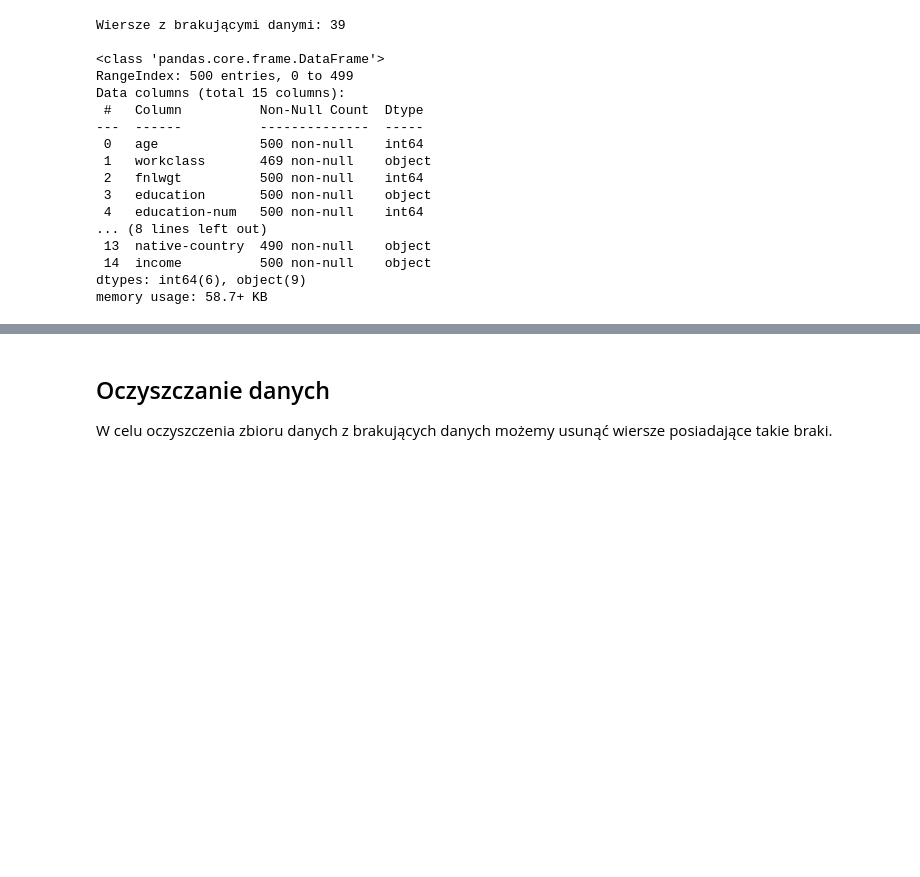
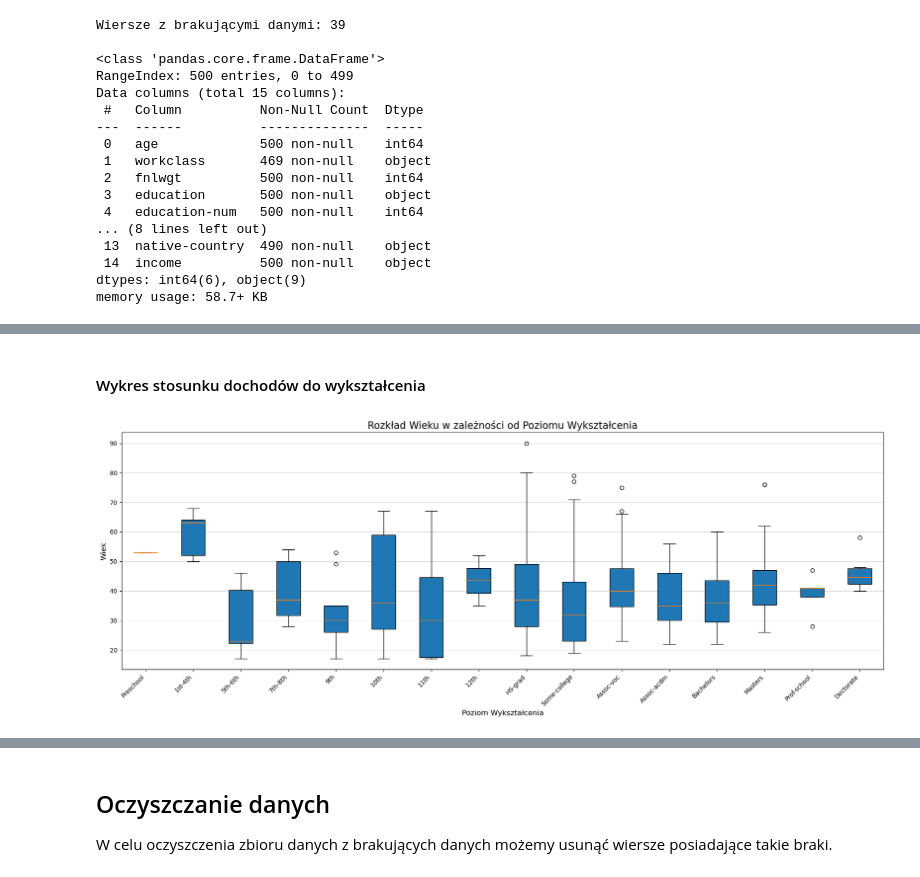
Before and after one commit to 77Jonas77/asi-group-15-01, a Jupyter notebook: notebooks/01_eda.ipynb, the cells around one changed output, grey strips where cells are left out. Drawn from its saved outputs; the diff is of its cells as text; code cells hidden in the pictures; blank space fills up the shorter version.

```diff
--- a/notebooks/01_eda.ipynb
+++ b/notebooks/01_eda.ipynb
@@ -78,0 +103,28 @@ memory usage: 58.7+ KB
+# %% [markdown]
+#### Wykres stosunku dochodów do wykształcenia
+# %%
+# Sort education levels by education-num
+education_map = df.drop_duplicates(subset=['education']).set_index('education-num')['education'].sort_index()
+education_order = education_map.tolist()
+data_to_plot = [df[df['education'] == level]['age'].dropna()
+                for level in education_order if level in df['education'].unique()]
+
+plt.figure(figsize=(18, 7))
+plt.boxplot(data_to_plot, patch_artist=True)
+
+# Customize x axis labels
+plt.xticks(
+    np.arange(1, len(data_to_plot) + 1),
+    education_order,
+    rotation=45,
+    ha='right'
+)
+
+plt.title('Rozkład Wieku w zależności od Poziomu Wykształcenia', fontsize=16)
+plt.xlabel('Poziom Wykształcenia', fontsize=12)
+plt.ylabel('Wiek', fontsize=12)
+plt.grid(axis='y', alpha=0.5)
+plt.tight_layout()
+plt.show()
+# %% [output]
+[figure, added]
```
Also changed, not shown: parts of 25 cells of this notebook, 2 other files.
